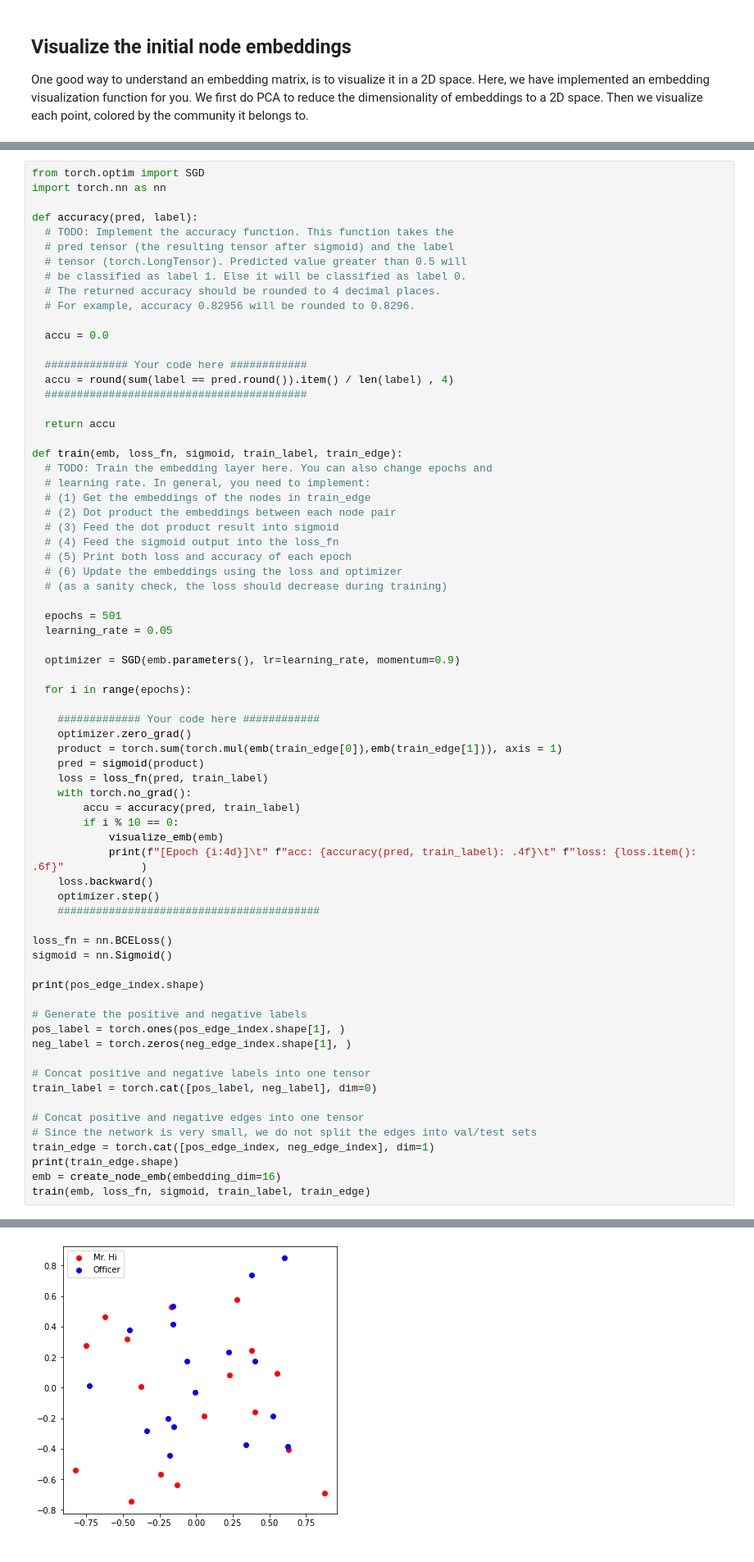
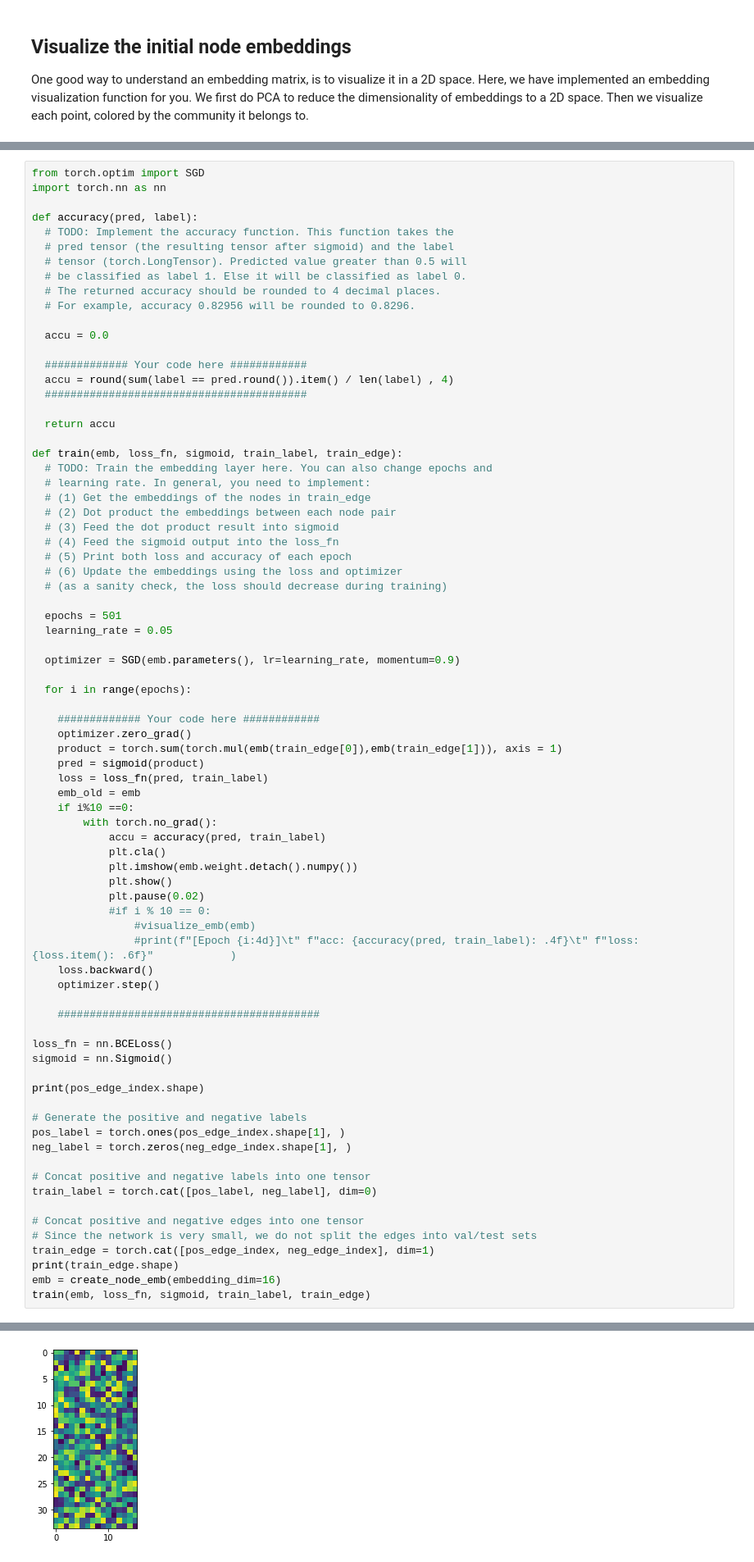
Before and after one commit to decanbay/cs224w-colabs, a Jupyter notebook: CS224W_Colab_1.ipynb, the cells around one changed output, grey strips where cells are left out. Shown at 82% size. Cells and saved outputs as stored; diff of their text form.

```diff
--- a/CS224W_Colab_1.ipynb
+++ b/CS224W_Colab_1.ipynb
@@ -521,36 +521,43 @@ def train(emb, loss_fn, sigmoid, train_label, train_edge):
     ############# Your code here ############
     optimizer.zero_grad()
     product = torch.sum(torch.mul(emb(train_edge[0]),emb(train_edge[1])), axis = 1)
     pred = sigmoid(product)
     loss = loss_fn(pred, train_label)
-    with torch.no_grad():
-        accu = accuracy(pred, train_label)
-        if i % 10 == 0:
-            visualize_emb(emb)
-            print(f"[Epoch {i:4d}]\t" f"acc: {accuracy(pred, train_label): .4f}\t" f"loss: {loss.item(): .6f}"            )
+    emb_old = emb
+    if i%10 ==0:
+        with torch.no_grad():
+            accu = accuracy(pred, train_label)
+            plt.cla()
+            plt.imshow(emb.weight.detach().numpy())
+            plt.show()
+            plt.pause(0.02)
+            #if i % 10 == 0:
+                #visualize_emb(emb)
+                #print(f"[Epoch {i:4d}]\t" f"acc: {accuracy(pred, train_label): .4f}\t" f"loss: {loss.item(): .6f}"            )
     loss.backward()
     optimizer.step()
+
     #########################################
 
 loss_fn = nn.BCELoss()
 sigmoid = nn.Sigmoid()
 
 print(pos_edge_index.shape)
 
 # Generate the positive and negative labels
 pos_label = torch.ones(pos_edge_index.shape[1], )
 neg_label = torch.zeros(neg_edge_index.shape[1], )
 
 # Concat positive and negative labels into one tensor
 train_label = torch.cat([pos_label, neg_label], dim=0)
 
 # Concat positive and negative edges into one tensor
 # Since the network is very small, we do not split the edges into val/test sets
 train_edge = torch.cat([pos_edge_index, neg_edge_index], dim=1)
 print(train_edge.shape)
 emb = create_node_emb(embedding_dim=16)
 train(emb, loss_fn, sigmoid, train_label, train_edge)
 # %% [output]
 torch.Size([2, 78])
 torch.Size([2, 156])
-[figure, old version]
+[figure, new version]
```
Also changed, not shown: parts of 2 cells of this notebook, 1 other file.
